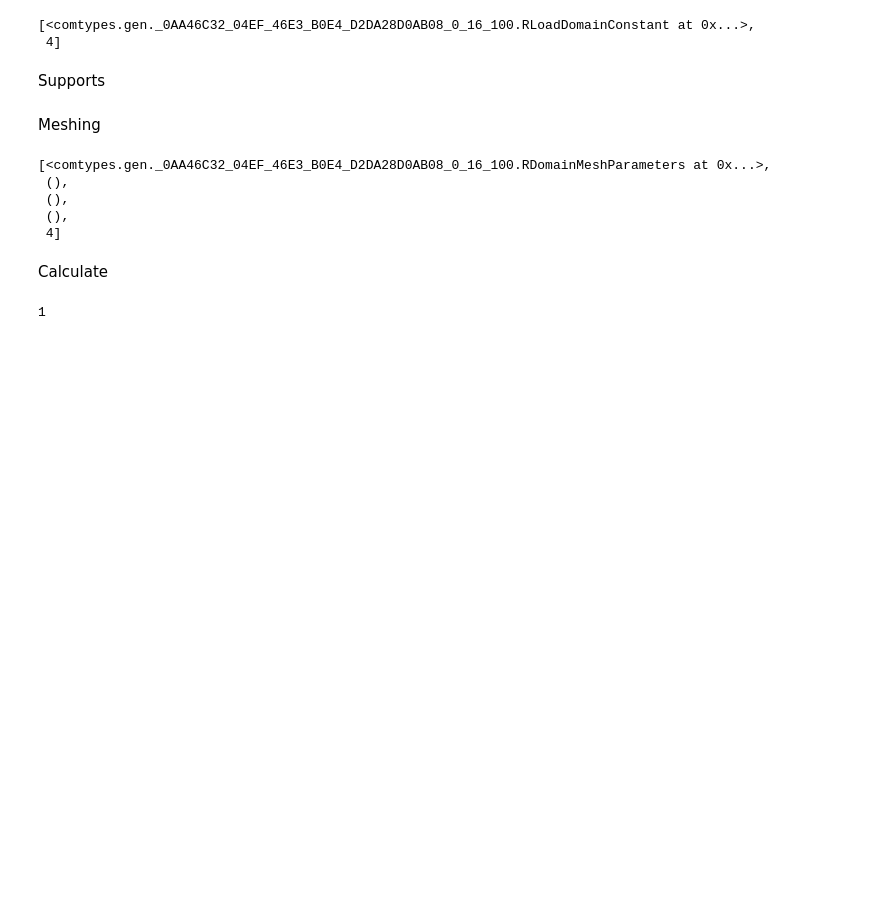
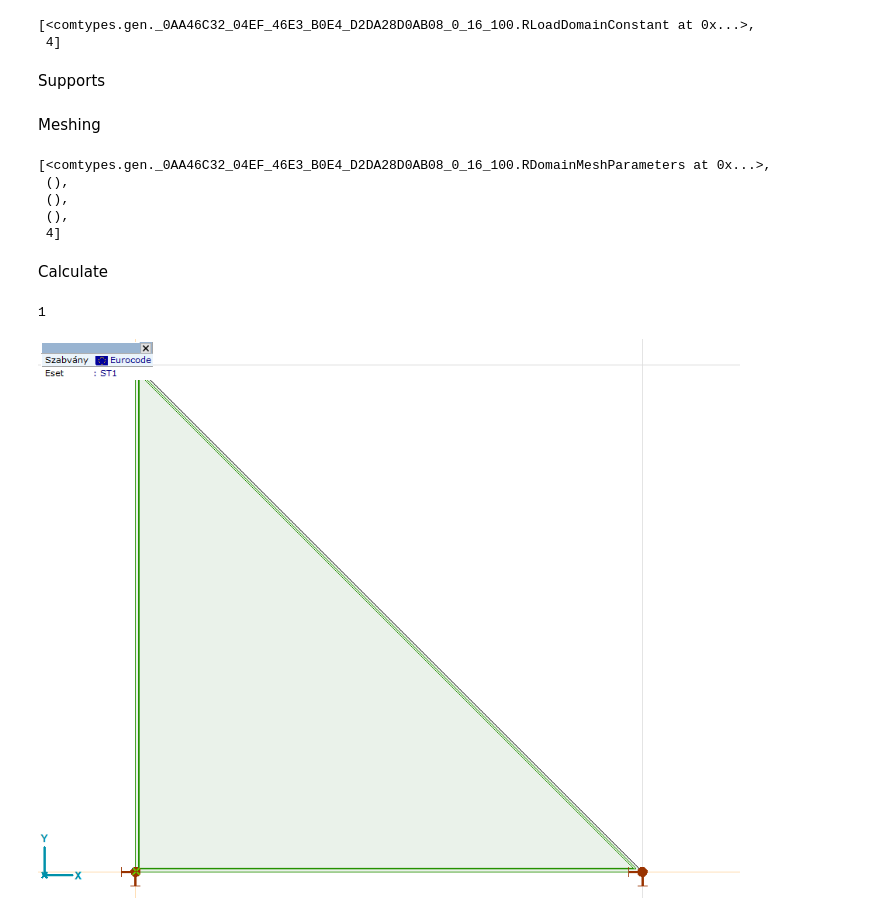
Before and after one commit to AndreeeaMB/pyaxisvm, a Jupyter notebook: notebooks/tetrahedra.ipynb, the cells around one changed output. Cells and saved outputs as stored; diff of their text form; code cells hidden in the pictures; blank space fills up the shorter version.

```diff
--- a/notebooks/tetrahedra.ipynb
+++ b/notebooks/tetrahedra.ipynb
@@ -251,3 +251,12 @@ axm.SaveToFile(fpath, False)
 axm.Calculation.LinearAnalysis(axtlb.cuiNoUserInteractionWithAutoCorrectNoShow)
 # %% [output]
 1
+# %%
+from axisvm.com.tlb import vTop, mftGeometry
+axvm.BringToFront()
+axm.View = vTop
+axvm.MainFormTab = mftGeometry
+axm.FitInView()
+axm.Windows[1].screenshot()
+# %% [output]
+[figure, added]
```
Also changed, not shown: parts of 1 cell of this notebook, 53 other files.
